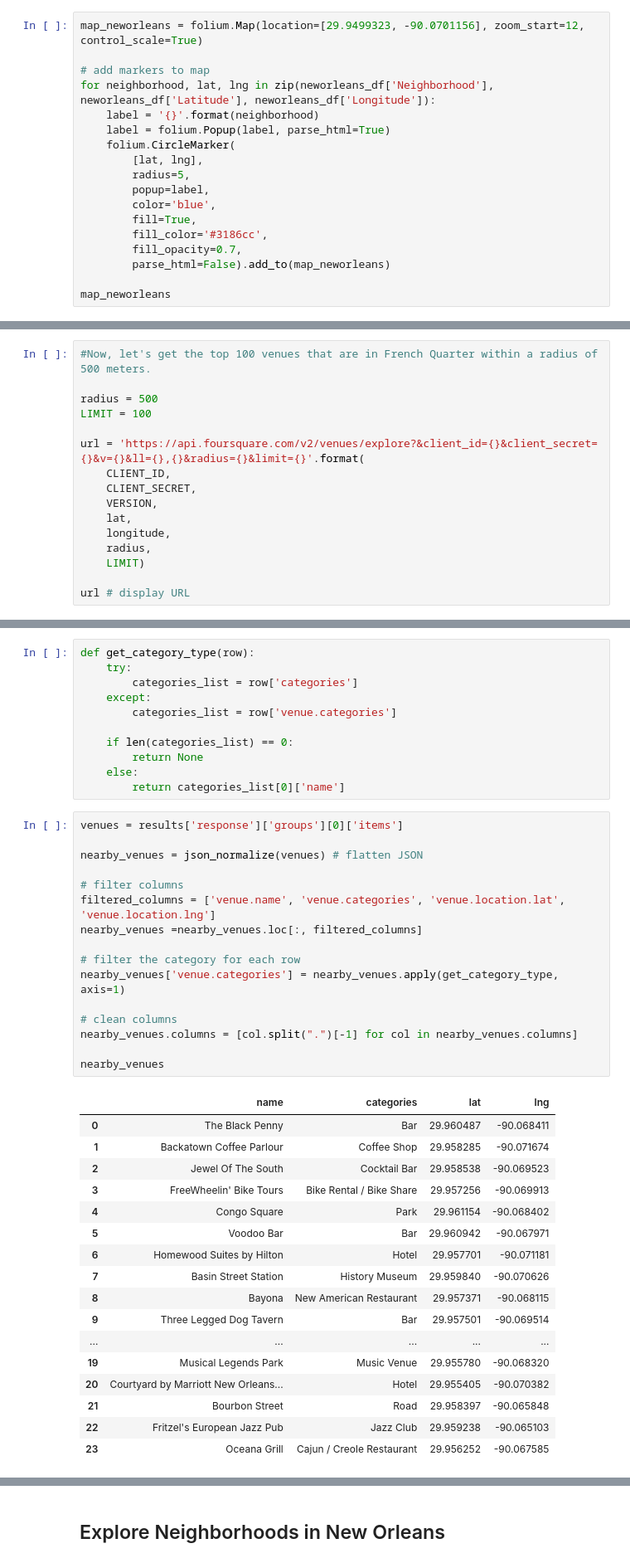
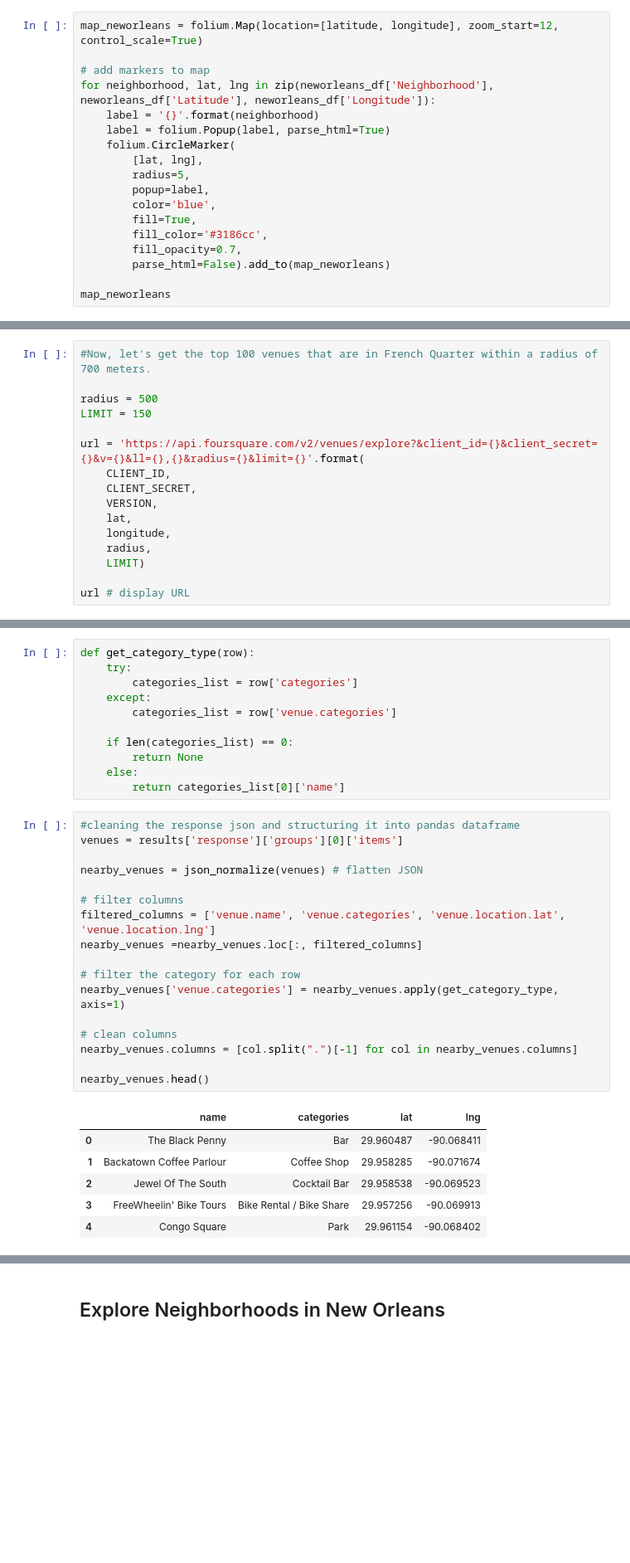
Before and after one commit to GoBadgers/Coursera_Capstone, a Jupyter notebook: Final Capstone Project Data analysis.ipynb, the cells around one changed output, grey strips where cells are left out. Shown at 83% size. Saved outputs shown, nothing was run; the diff lists cells and outputs as text; blank space fills up the shorter version.

```diff
--- a/Final Capstone Project Data analysis.ipynb
+++ b/Final Capstone Project Data analysis.ipynb
@@ -116,7 +117,7 @@ The geograpical coordinate of New Orleans are 29.9499323, -90.0701156.
 # %% [markdown]
 # Create the Map of New Orleans
 # %%
-map_neworleans = folium.Map(location=[29.9499323, -90.0701156], zoom_start=12, control_scale=True)
+map_neworleans = folium.Map(location=[latitude, longitude], zoom_start=12, control_scale=True)
 
 # add markers to map
 for neighborhood, lat, lng in zip(neworleans_df['Neighborhood'], neworleans_df['Latitude'], neworleans_df['Longitude']):
@@ -168,10 +167,10 @@ print('Latitude and longitude values of {} are {}, {}.'.format(neighborhood_name
 # %% [output]
 Latitude and longitude values of FRENCH QUARTER are 29.95883865, -90.06437302.
 # %%
-#Now, let's get the top 100 venues that are in French Quarter within a radius of 500 meters.
+#Now, let's get the top 100 venues that are in French Quarter within a radius of 700 meters.
 
 radius = 500
-LIMIT = 100
+LIMIT = 150
 
 url = 'https://api.foursquare.com/v2/venues/explore?&client_id={}&client_secret={}&v={}&ll={},{}&radius={}&limit={}'.format(
     CLIENT_ID,
@@ -218,36 +217,26 @@ def get_category_type(row):
     else:
         return categories_list[0]['name']
 # %%
+#cleaning the response json and structuring it into pandas dataframe
 venues = results['response']['groups'][0]['items']
 
 nearby_venues = json_normalize(venues) # flatten JSON
 
 # filter columns
 filtered_columns = ['venue.name', 'venue.categories', 'venue.location.lat', 'venue.location.lng']
 nearby_venues =nearby_venues.loc[:, filtered_columns]
 
 # filter the category for each row
 nearby_venues['venue.categories'] = nearby_venues.apply(get_category_type, axis=1)
 
 # clean columns
 nearby_venues.columns = [col.split(".")[-1] for col in nearby_venues.columns]
 
-nearby_venues
+nearby_venues.head()
 # %% [output]
 |  | name | categories | lat | lng |
 | 0 | The Black Penny | Bar | 29.960487 | -90.068411 |
 | 1 | Backatown Coffee Parlour | Coffee Shop | 29.958285 | -90.071674 |
 | 2 | Jewel Of The South | Cocktail Bar | 29.958538 | -90.069523 |
 | 3 | FreeWheelin' Bike Tours | Bike Rental / Bike Share | 29.957256 | -90.069913 |
 | 4 | Congo Square | Park | 29.961154 | -90.068402 |
-| 5 | Voodoo Bar | Bar | 29.960942 | -90.067971 |
-| 6 | Homewood Suites by Hilton | Hotel | 29.957701 | -90.071181 |
-| 7 | Basin Street Station | History Museum | 29.959840 | -90.070626 |
-| 8 | Bayona | New American Restaurant | 29.957371 | -90.068115 |
-| 9 | Three Legged Dog Tavern | Bar | 29.957501 | -90.069514 |
-| ... | ... | ... | ... | ... |
-| 19 | Musical Legends Park | Music Venue | 29.955780 | -90.068320 |
-| 20 | Courtyard by Marriott New Orleans... | Hotel | 29.955405 | -90.070382 |
-| 21 | Bourbon Street | Road | 29.958397 | -90.065848 |
-| 22 | Fritzel's European Jazz Pub | Jazz Club | 29.959238 | -90.065103 |
-| 23 | Oceana Grill | Cajun / Creole Restaurant | 29.956252 | -90.067585 |
```
Also changed, not shown: parts of 36 cells of this notebook.
